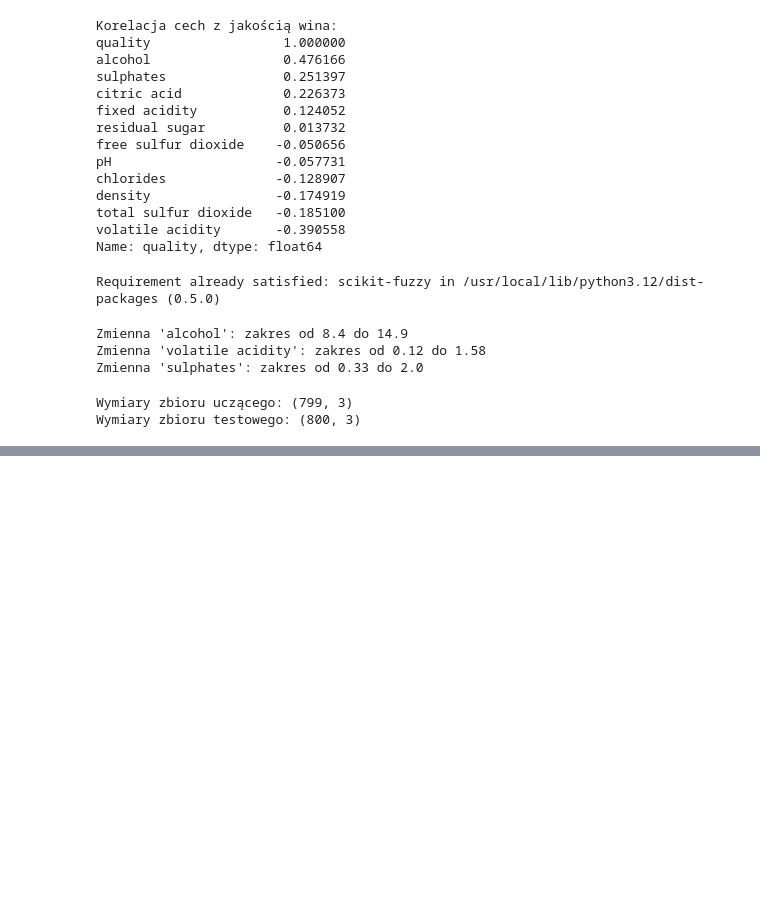
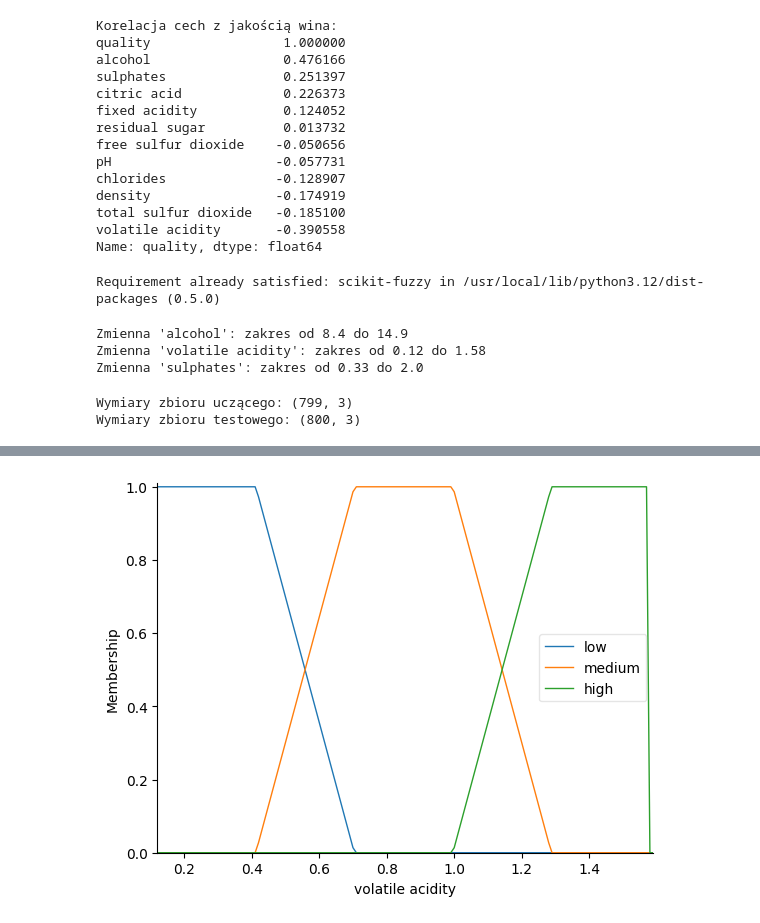
Before and after one commit to lisciu24/MIO-fuzzy-logic, a Jupyter notebook: MIO_project.ipynb, the cells around one changed output, grey strips where cells are left out. Cells and saved outputs as stored; diff of their text form; code cells hidden in the pictures; blank space fills up the shorter version.

```diff
--- a/MIO_project.ipynb
+++ b/MIO_project.ipynb
@@ -165,0 +160,20 @@ sulphates = ctrl.Antecedent(np.arrange(X_reduced_min['sulphates'], X_reduced_max
+# %%
+volatile_acidity = ctrl.Antecedent(np.arange(X_reduced_min['volatile acidity'], X_reduced_max['volatile acidity']+0.01, 0.01), 'volatile acidity')
+
+volatile_acidity_dif = X_reduced_max['volatile acidity'] - X_reduced_min['volatile acidity']
+volatile_acidity['low'] = fuzz.trapmf(volatile_acidity.universe, [X_reduced_min['volatile acidity'],
+                                               X_reduced_min['volatile acidity'],
+                                               X_reduced_min['volatile acidity']+0.2*volatile_acidity_dif,
+                                               X_reduced_min['volatile acidity']+0.4*volatile_acidity_dif])
+volatile_acidity['medium'] = fuzz.trapmf(volatile_acidity.universe, [X_reduced_min['volatile acidity']+0.2*volatile_acidity_dif,
+                                                  X_reduced_min['volatile acidity']+0.4*volatile_acidity_dif,
+                                                  X_reduced_min['volatile acidity']+0.6*volatile_acidity_dif,
+                                                  X_reduced_min['volatile acidity']+0.8*volatile_acidity_dif])
+volatile_acidity['high'] = fuzz.trapmf(volatile_acidity.universe, [X_reduced_min['volatile acidity']+0.6*volatile_acidity_dif,
+                                                X_reduced_min['volatile acidity']+0.8*volatile_acidity_dif,
+                                                X_reduced_max['volatile acidity'],
+                                                X_reduced_max['volatile acidity']])
+
+volatile_acidity.view()
+# %% [output]
+[figure, added]
```
Also changed, not shown: parts of 4 cells of this notebook.
